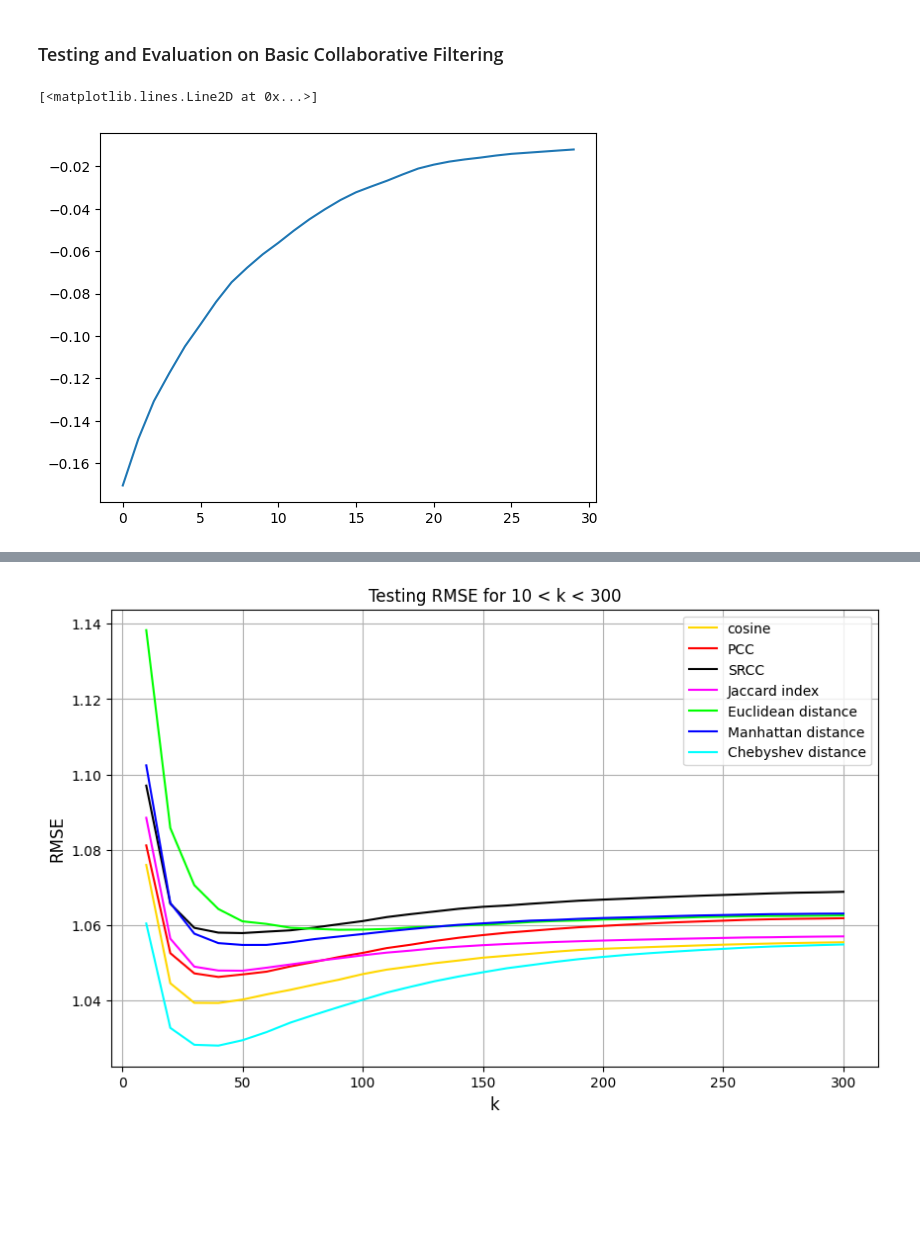
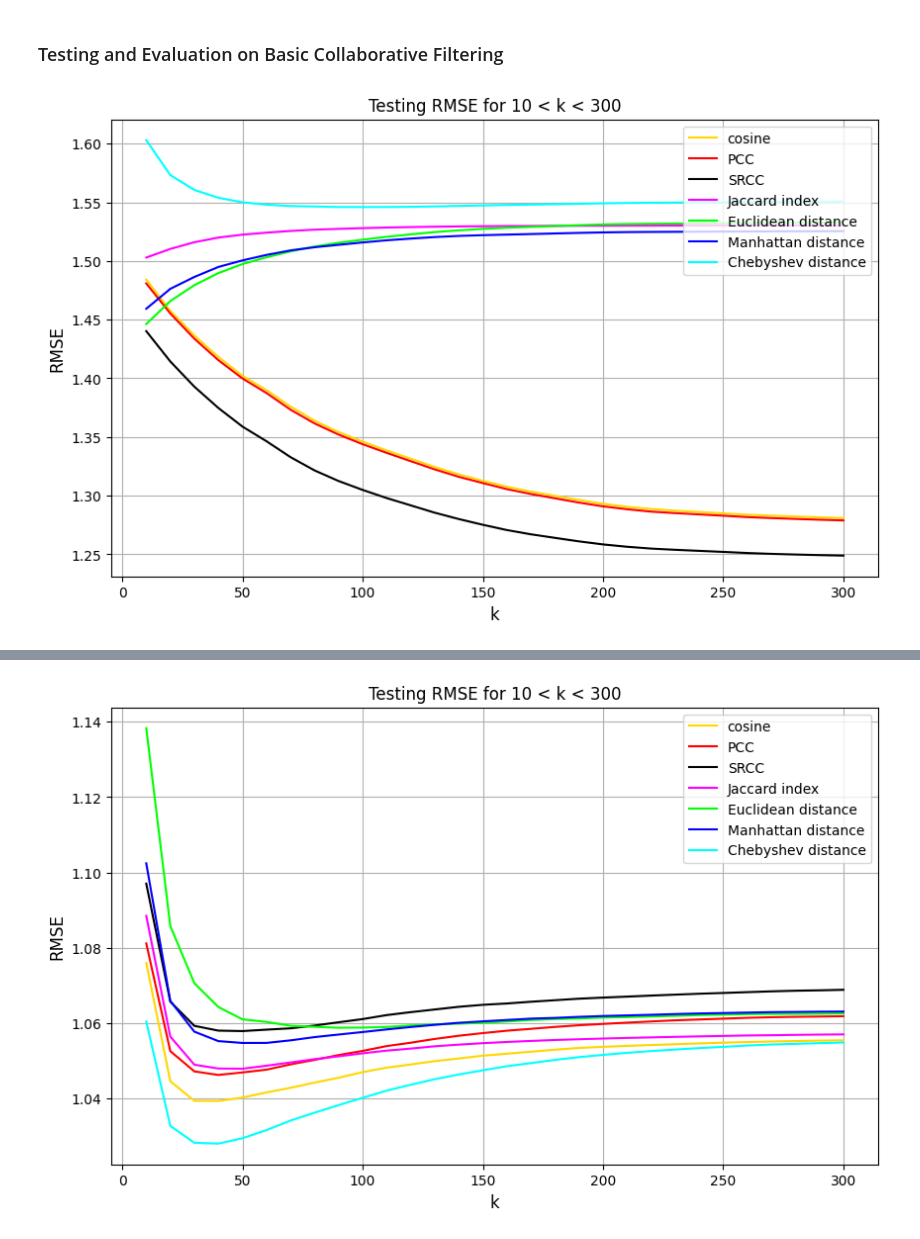
Before and after one commit to JustinDialdestoro/M4R_Clustering, a Jupyter notebook: Python/CF_testing.ipynb, the cells around one changed output, grey strips where cells are left out. Cells and saved outputs as stored; diff of their text form; code cells hidden in the pictures; blank space fills up the shorter version.

Commit message:
plots

```diff
--- a/Python/CF_testing.ipynb
+++ b/Python/CF_testing.ipynb
@@ -49,7 +19,27 @@ for i in k_range:
-# %%
-plt.plot(c)
-# %% [output]
-[<matplotlib.lines.Line2D at 0x...>]
-[figure, removed]
 # %%
 k_range = np.arange(10,301,10)
+# %%
+cos_eval_test = CF.cross_val(u100k, 10, Metrics.gen_cos, k_range)
+pcc_eval_test = CF.cross_val(u100k, 10, Metrics.gen_pcc, k_range)
+srcc_eval_test = CF.cross_val(u100k, 10, Metrics.gen_srcc, k_range)
+jacc_eval_test = CF.cross_val(u100k, 10, Metrics.gen_jacc_tree, k_range)
+euc_eval_test = CF.cross_val(u100k, 10, Metrics.gen_euc, k_range)
+mhat_eval_test = CF.cross_val(u100k, 10, Metrics.gen_mhat, k_range)
+cheb_eval_test = CF.cross_val(u100k, 10, Metrics.gen_cheb_tree, k_range)
+# %%
+plt.figure(figsize=(10,6))
+plt.title("Testing RMSE for 10 < k < 300", size=12)
+plt.plot(k_range, cos_eval_test[0], label = 'cosine', color='gold')
+plt.plot(k_range, pcc_eval_test[0], label = 'PCC', color='red')
+plt.plot(k_range, srcc_eval_test[0], label = 'SRCC', color='black')
+plt.plot(k_range, jacc_eval_test[0], label = 'Jaccard index', color='magenta')
+plt.plot(k_range, euc_eval_test[0], label = 'Euclidean distance', color='lime')
+plt.plot(k_range, mhat_eval_test[0], label = 'Manhattan distance', color='blue')
+plt.plot(k_range, cheb_eval_test[0], label = 'Chebyshev distance', color='aqua')
+plt.grid()
+plt.legend(loc = 'upper right')
+plt.ylabel('RMSE', size=12)
+plt.xlabel('k', size=12)
+plt.show()
+# %% [output]
+[figure, added]
```
Also changed, not shown: parts of 8 cells of this notebook.
